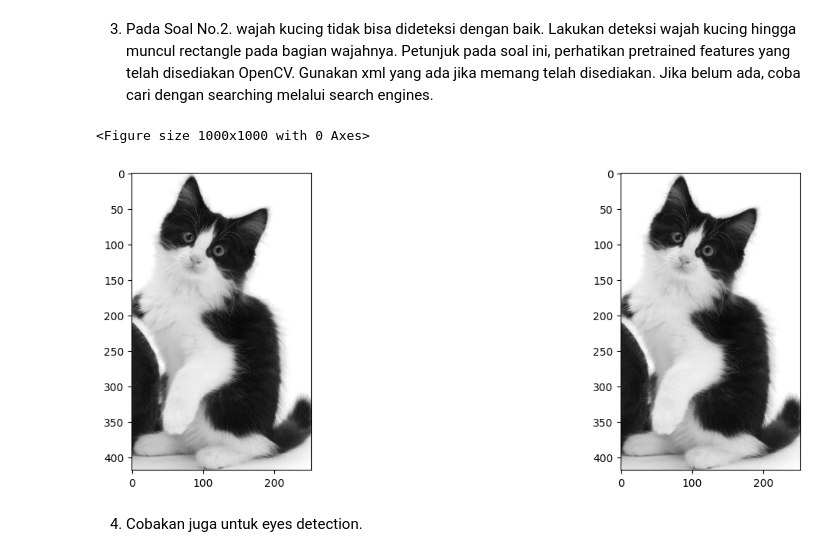
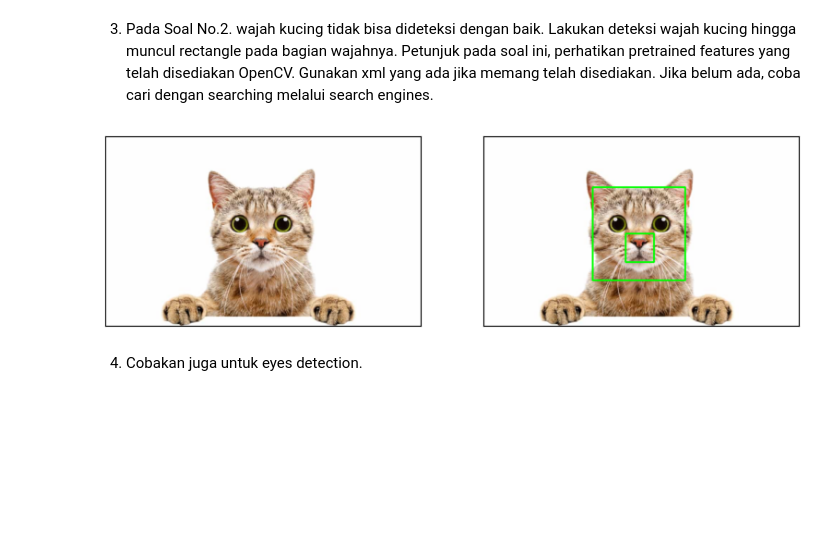
Before and after one commit to Amaliastf/PCVK_Ganjil_2023, a Jupyter notebook: week_12.ipynb, the cells around one changed output. Cells and saved outputs as stored; diff of their text form; code cells hidden in the pictures; blank space fills up the shorter version.

```diff
--- a/week_12.ipynb
+++ b/week_12.ipynb
@@ -151,29 +152,22 @@ perhatikan pretrained features yang telah disediakan OpenCV. Gunakan xml yang ad
 jika memang telah disediakan. Jika belum ada, coba cari dengan searching melalui
 search engines.
 # %%
-# Gunakan classifier untuk wajah kucing
-cascade_wajah_kucing = cv.CascadeClassifier('/content/drive/MyDrive/PCVK/Images/haarcascade_frontalcatface.xml')
+cascade_wajah = cv.CascadeClassifier('/content/drive/MyDrive/PCVK/Images/haarcascade_frontalcatface.xml')
+img = cv.imread('/content/drive/MyDrive/PCVK/Images/kucing.jpg')
+original = cv.cvtColor(img, cv.COLOR_BGR2RGB)
+kucing = cv.cvtColor(img, cv.COLOR_BGR2RGB)
+roi_wajah = cascade_wajah.detectMultiScale(cv.cvtColor(kucing, cv.COLOR_BGR2RGB))
+for(x,y,w,h) in roi_wajah:
+ cv.rectangle(kucing,(x,y),(x+w,y+h),(0,255,0),3)
 
-# Baca gambar kucing
-empus = cv.imread('/content/drive/MyDrive/PCVK/Images/cat-template.jpg', 0)
-empus1 = cv.imread('/content/drive/MyDrive/PCVK/Images/cat-template.jpg', 0)
-
-# Deteksi wajah kucing
-roi_wajah_kucing = cascade_wajah_kucing.detectMultiScale(empus1)
-
-# Gambar kotak di sekitar wajah kucing
-for (x, y, w, h) in roi_wajah_kucing:
-    cv.rectangle(empus1, (x, y), (x+w, y+h), (0, 255, 0), 3)
-
-# Tampilkan gambar
-plt.figure(figsize=(10, 10))
-f, axarr = plt.subplots(1, 2, figsize=(15, 5))
-plt.subplot(121), plt.imshow(empus, cmap='gray')
-plt.subplot(122), plt.imshow(empus1, cmap='gray')
+plt.figure(figsize=(15,15))
+plt.subplot(131),plt.imshow(original)
+plt.xticks([]), plt.yticks([])
+plt.subplot(132),plt.imshow(kucing)
+plt.xticks([]), plt.yticks([])
 plt.show()
 # %% [output]
-<Figure size 1000x1000 with 0 Axes>
-[figure, old version]
+[figure, new version]
 # %% [markdown]
 4. Cobakan juga untuk eyes detection.
 # %%
```
Also changed, not shown: parts of 4 cells of this notebook.
